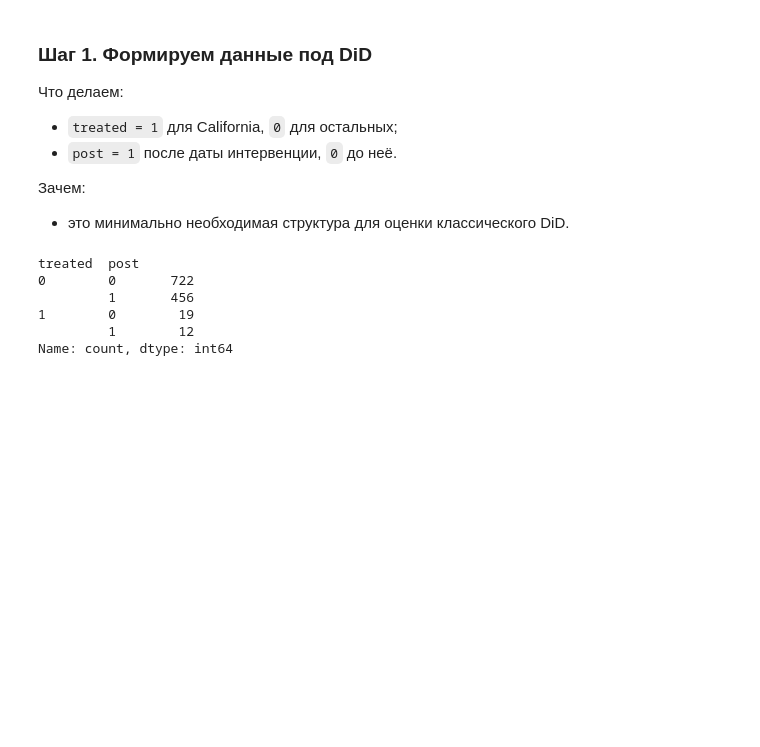
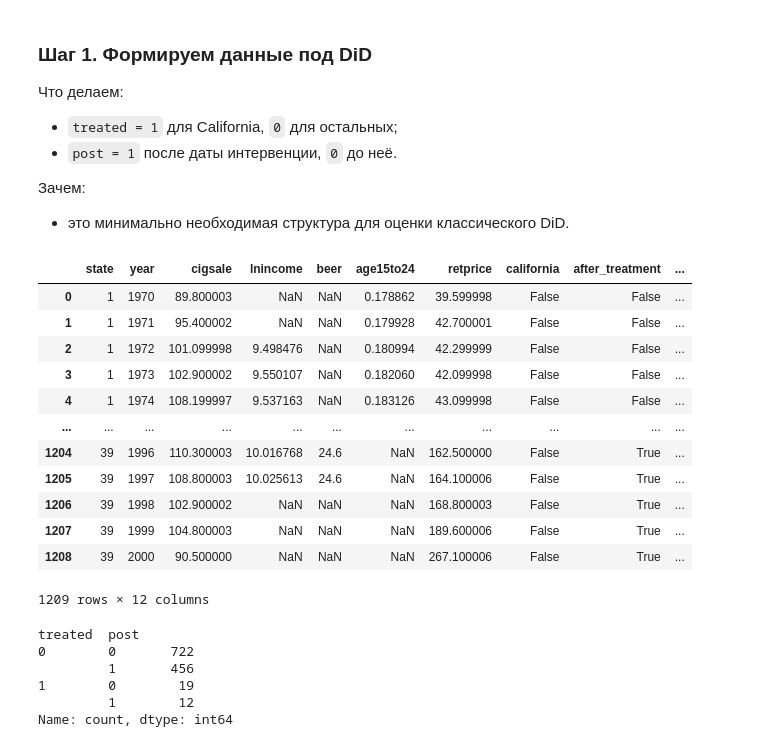
Before and after one commit to zugzvangg/causal-loom, a Jupyter notebook: notebooks/smoking_library_demo_ru.ipynb, the cells around one changed output. Saved outputs shown, nothing was run; the diff lists cells and outputs as text; code cells hidden in the pictures; blank space fills up the shorter version.

```diff
--- a/notebooks/smoking_library_demo_ru.ipynb
+++ b/notebooks/smoking_library_demo_ru.ipynb
@@ -789,6 +761,22 @@ sc_feature.plot_placebo_distribution(
 
 Зачем:
 - это минимально необходимая структура для оценки классического DiD.
+# %%
+did_data
+# %% [output]
+|  | state | year | cigsale | lnincome | beer | age15to24 | retprice | california | after_treatment | ... |
+| 0 | 1 | 1970 | 89.800003 | NaN | NaN | 0.178862 | 39.599998 | False | False | ... |
+| 1 | 1 | 1971 | 95.400002 | NaN | NaN | 0.179928 | 42.700001 | False | False | ... |
+| 2 | 1 | 1972 | 101.099998 | 9.498476 | NaN | 0.180994 | 42.299999 | False | False | ... |
+| 3 | 1 | 1973 | 102.900002 | 9.550107 | NaN | 0.182060 | 42.099998 | False | False | ... |
+| 4 | 1 | 1974 | 108.199997 | 9.537163 | NaN | 0.183126 | 43.099998 | False | False | ... |
+| ... | ... | ... | ... | ... | ... | ... | ... | ... | ... | ... |
+| 1204 | 39 | 1996 | 110.300003 | 10.016768 | 24.6 | NaN | 162.500000 | False | True | ... |
+| 1205 | 39 | 1997 | 108.800003 | 10.025613 | 24.6 | NaN | 164.100006 | False | True | ... |
+| 1206 | 39 | 1998 | 102.900002 | NaN | NaN | NaN | 168.800003 | False | True | ... |
+| 1207 | 39 | 1999 | 104.800003 | NaN | NaN | NaN | 189.600006 | False | True | ... |
+| 1208 | 39 | 2000 | 90.500000 | NaN | NaN | NaN | 267.100006 | False | True | ... |
+1209 rows × 12 columns
 # %%
 did_data = df.copy()
 did_data["treated"] = (did_data["state"] == treated_state).astype(int)
```
Also changed, not shown: parts of 9 cells of this notebook, 9 other files.
